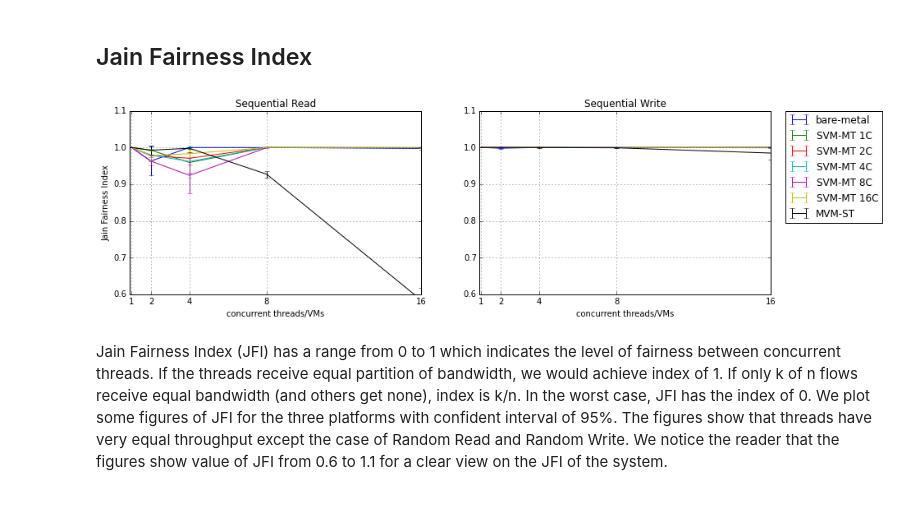
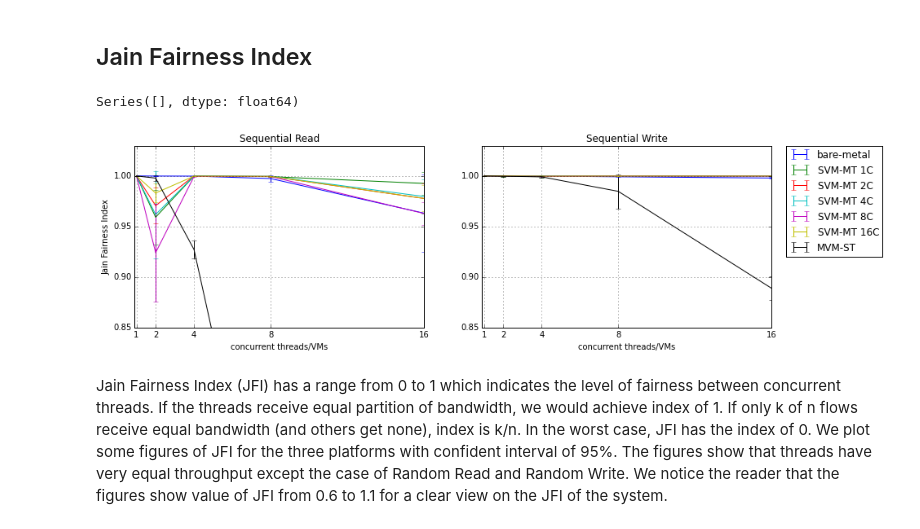
Before and after one commit to hasonhai/io_measurements, a Jupyter notebook: notebook/DA16procs.ipynb, the cells around one changed output. Cells and saved outputs as stored; diff of their text form; code cells hidden in the pictures.

```diff
--- a/notebook/DA16procs.ipynb
+++ b/notebook/DA16procs.ipynb
@@ -289,37 +289,40 @@ cijfi = jfigrouped.aggregate(lambda x: np.std(x) / np.sqrt(x.count()) * 1.96) #
 jfisrbf = jfiavg.filter(regex="^SRBFTH").tolist()
 jfiswbf = jfiavg.filter(regex="^SWBFTH").tolist()
 
-jfisrsvm1c = jfiavg.filter(regex="^SR1VM1CTH").tolist()
-jfiswsvm1c = jfiavg.filter(regex="^SW1VM1CTH").tolist()
-jfisrsvm2c = jfiavg.filter(regex="^SR1VM2CTH").tolist()
-jfiswsvm2c = jfiavg.filter(regex="^SW1VM2CTH").tolist()
-jfisrsvm4c = jfiavg.filter(regex="^SR1VM4CTH").tolist()
-jfiswsvm4c = jfiavg.filter(regex="^SW1VM4CTH").tolist()
-jfisrsvm8c = jfiavg.filter(regex="^SR1VM8CTH").tolist()
-jfiswsvm8c = jfiavg.filter(regex="^SW1VM8CTH").tolist()
-jfisrsvm16c = jfiavg.filter(regex="^SR1VM16CTH").tolist()
-jfiswsvm16c = jfiavg.filter(regex="^SW1VM16CTH").tolist()
+jfisrsvm1c = jfiavg.filter(regex="^SR01VM01CTH").tolist()
+jfiswsvm1c = jfiavg.filter(regex="^SW01VM01CTH").tolist()
+jfisrsvm2c = jfiavg.filter(regex="^SR01VM02CTH").tolist()
+jfiswsvm2c = jfiavg.filter(regex="^SW01VM02CTH").tolist()
+jfisrsvm4c = jfiavg.filter(regex="^SR01VM04CTH").tolist()
+jfiswsvm4c = jfiavg.filter(regex="^SW01VM04CTH").tolist()
+jfisrsvm8c = jfiavg.filter(regex="^SR01VM08CTH").tolist()
+jfiswsvm8c = jfiavg.filter(regex="^SW01VM08CTH").tolist()
+jfisrsvm16c = jfiavg.filter(regex="^SR01VM16CTH").tolist()
+jfiswsvm16c = jfiavg.filter(regex="^SW01VM16CTH").tolist()
 
-jfisrmvm = jfiavg.filter(regex="^SR[1,2,4,8,16]VM1CTH1").tolist()
-jfiswmvm = jfiavg.filter(regex="^SW[1,2,4,8,16]VM1CTH1").tolist()
+jfisrmvm = jfiavg.filter(regex="^SR[0-9]+VM01CTH01").tolist()
+jfiswmvm = jfiavg.filter(regex="^SW[0-9]+VM01CTH01").tolist()
 
 
 cijfisrbf = cijfi.filter(regex="^SRBFTH").tolist()
 cijfiswbf = cijfi.filter(regex="^SWBFTH").tolist()
 
-cijfisrsvm1c = cijfi.filter(regex="^SR1VM1CTH").tolist()
-cijfiswsvm1c = cijfi.filter(regex="^SW1VM1CTH").tolist()
-cijfisrsvm2c = cijfi.filter(regex="^SR1VM2CTH").tolist()
-cijfiswsvm2c = cijfi.filter(regex="^SW1VM2CTH").tolist()
-cijfisrsvm4c = cijfi.filter(regex="^SR1VM4CTH").tolist()
-cijfiswsvm4c = cijfi.filter(regex="^SW1VM4CTH").tolist()
-cijfisrsvm8c = cijfi.filter(regex="^SR1VM8CTH").tolist()
-cijfiswsvm8c = cijfi.filter(regex="^SW1VM8CTH").tolist()
-cijfisrsvm16c = cijfi.filter(regex="^SR1VM16CTH").tolist()
-cijfiswsvm16c = cijfi.filter(regex="^SW1VM16CTH").tolist()
+cijfisrsvm1c = cijfi.filter(regex="^SR01VM01CTH").tolist()
+cijfiswsvm1c = cijfi.filter(regex="^SW01VM01CTH").tolist()
+cijfisrsvm2c = cijfi.filter(regex="^SR01VM02CTH").tolist()
+cijfiswsvm2c = cijfi.filter(regex="^SW01VM02CTH").tolist()
+cijfisrsvm4c = cijfi.filter(regex="^SR01VM04CTH").tolist()
+cijfiswsvm4c = cijfi.filter(regex="^SW01VM04CTH").tolist()
+cijfisrsvm8c = cijfi.filter(regex="^SR01VM08CTH").tolist()
+cijfiswsvm8c = cijfi.filter(regex="^SW01VM08CTH").tolist()
+cijfisrsvm16c = cijfi.filter(regex="^SR01VM16CTH").tolist()
+cijfiswsvm16c = cijfi.filter(regex="^SW01VM16CTH").tolist()
 
-cijfisrmvm = cijfi.filter(regex="^SR[1,2,4,8,16]VM1CTH1").tolist()
-cijfiswmvm = cijfi.filter(regex="^SW[1,2,4,8,16]VM1CTH1").tolist()
+cijfisrmvm = cijfi.filter(regex="^SR[0-9]+VM01CTH01").tolist()
+cijfiswmvm = cijfi.filter(regex="^SW[0-9]+VM01CTH01").tolist()
+cijfi.filter(regex="^SR[0-9]+VM1CTH01")
+# %% [output]
+Series([], dtype: float64)
 # %%
 pylab.rcParams['figure.figsize'] = 14, 4  # change default size of figures
 x_axis = [1,2,4,8,16]
@@ -328,36 +331,36 @@ plt.subplot(121)
 plt.errorbar(x_axis, jfisrbf, cijfisrbf, label = 'bare-metal')
 plt.errorbar(x_axis, jfisrsvm1c, cijfisrsvm1c, label = 'SVM-MT 1C')
 plt.errorbar(x_axis, jfisrsvm2c, cijfisrsvm2c, label = 'SVM-MT 2C')
 plt.errorbar(x_axis, jfisrsvm4c, cijfisrsvm4c, label = 'SVM-MT 4C')
 plt.errorbar(x_axis, jfisrsvm8c, cijfisrsvm8c, label = 'SVM-MT 8C')
 plt.errorbar(x_axis, jfisrsvm16c, cijfisrsvm16c, label = 'SVM-MT 16C')
 plt.errorbar(x_axis, jfisrmvm, cijfisrmvm, label = 'MVM-ST')
-plt.axis([0.9, 4.1, 0.6, 1.1])
+plt.axis([0.9, 4.1, 0.85, 1.03])
 plt.grid(True)
 plt.title('Sequential Read')
 plt.xlabel('concurrent threads/VMs')
 plt.ylabel('Jain Fairness Index')
 plt.xticks(x_axis)
 
 plt.subplot(122)
 plt.errorbar(x_axis, jfiswbf, cijfiswbf, label = 'bare-metal')
 plt.errorbar(x_axis, jfiswsvm1c, cijfiswsvm1c, label = 'SVM-MT 1C')
 plt.errorbar(x_axis, jfiswsvm2c, cijfiswsvm2c, label = 'SVM-MT 2C')
 plt.errorbar(x_axis, jfiswsvm4c, cijfiswsvm4c, label = 'SVM-MT 4C')
 plt.errorbar(x_axis, jfiswsvm8c, cijfiswsvm8c, label = 'SVM-MT 8C')
 plt.errorbar(x_axis, jfiswsvm16c, cijfiswsvm16c, label = 'SVM-MT 16C')
 plt.errorbar(x_axis, jfiswmvm, cijfiswmvm, label = 'MVM-ST')
-plt.axis([0.9, 4.1, 0.6, 1.1])
+plt.axis([0.9, 4.1, 0.85, 1.03])
 plt.grid(True)
 plt.title('Sequential Write')
 plt.xlabel('concurrent threads/VMs')
 plt.legend(bbox_to_anchor=(1.05, 1), loc=2, borderaxespad=0.)
 #plt.ylabel('JFI index')
 plt.xticks(x_axis)
 
 plt.savefig('jfi16procs.pdf')
 # %% [output]
-[figure, old version]
+[figure, new version]
 # %% [markdown]
 Jain Fairness Index (JFI) has a range from 0 to 1 which indicates the level of fairness between concurrent threads. If the threads receive equal partition of bandwidth, we would achieve index of 1. If only k of n flows receive equal bandwidth (and others get none), index is k/n. In the worst case, JFI has the index of 0. We plot some figures of JFI for the three platforms with confident interval of 95%. The figures show that threads have very equal throughput except the case of Random Read and Random Write. We notice the reader that the figures show value of JFI from 0.6 to 1.1 for a clear view on the JFI of the system.
 # %% [markdown]
```
Also changed, not shown: parts of 10 cells of this notebook, 11 other files.
